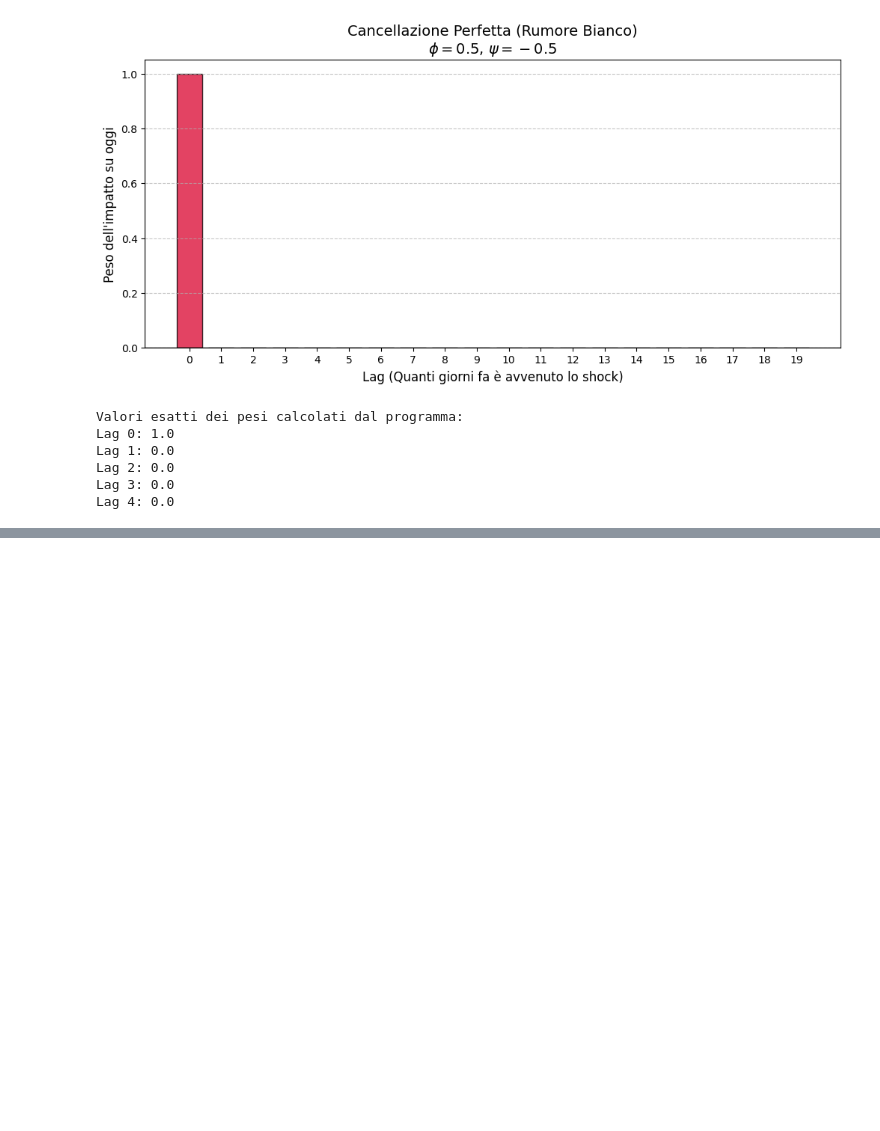
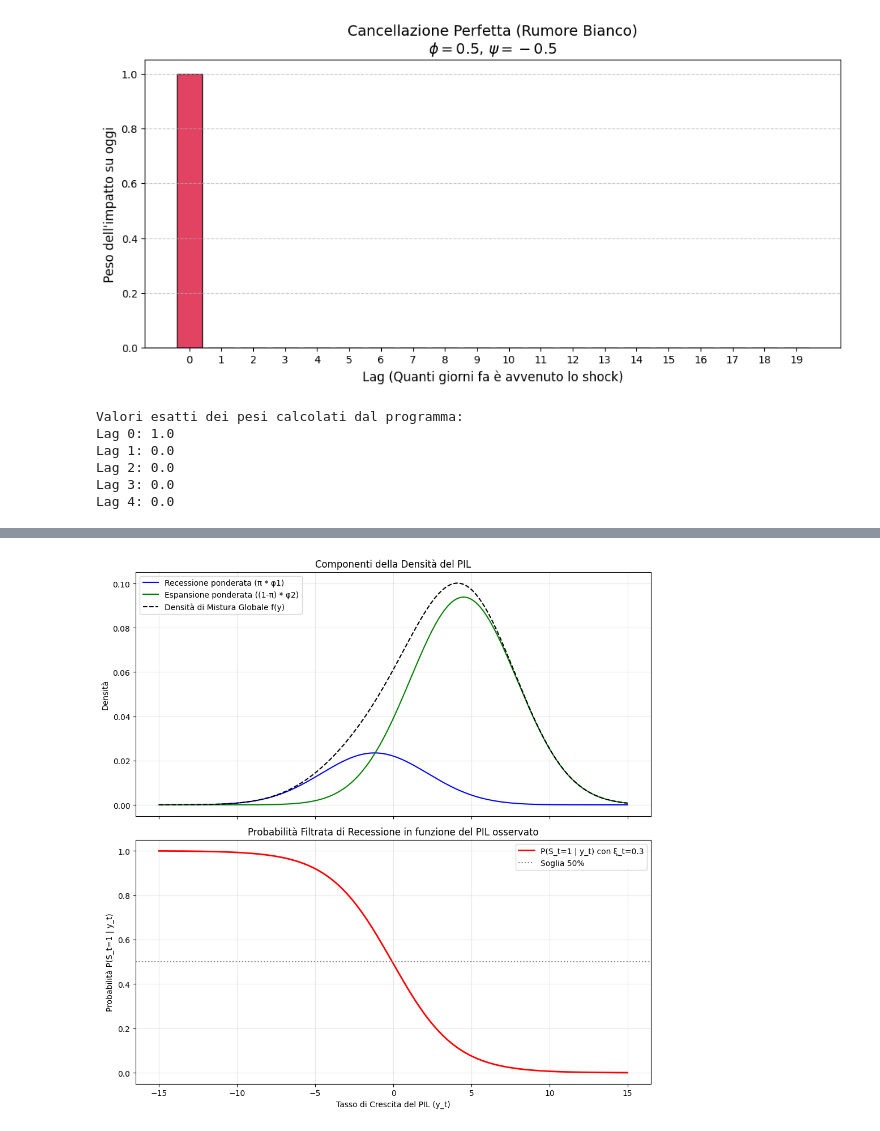
Before and after one commit to okjhonny/Time-Series-Th, a Jupyter notebook: Proof.ipynb, the cells around one changed output, grey strips where cells are left out. Cells and saved outputs as stored; diff of their text form; code cells hidden in the pictures; blank space fills up the shorter version.

```diff
--- a/Proof.ipynb
+++ b/Proof.ipynb
@@ -249,0 +489,50 @@ Lag 4: 0.0
+# %%
+import numpy as np
+import scipy.stats as stats
+import matplotlib.pyplot as plt
+
+# 1. Parametri del modello dal paper
+mu_1 = -1.2  # Media in recessione
+mu_2 = 4.5   # Media in espansione
+sigma = 3.4  # Deviazione standard
+pi = 0.2     # Probabilità incondizionata storicamente (20%)
+xi_t = 0.3   # Esempio di probabilità a priori (inerzia dal periodo t-1)
+
+# 2. Generazione dei valori per il tasso di crescita del PIL (y_t)
+y_values = np.linspace(-15, 15, 500)
+
+# 3. Calcolo delle densità
+phi_1 = stats.norm.pdf(y_values, mu_1, sigma)
+phi_2 = stats.norm.pdf(y_values, mu_2, sigma)
+mixture_density = pi * phi_1 + (1 - pi) * phi_2
+
+# 4. Calcolo della Probabilità Filtrata P(S_t = 1 | y_t)
+numerator = xi_t * phi_1
+denominator = numerator + (1 - xi_t) * phi_2
+filtered_prob = numerator / denominator
+
+# 5. Creazione dei grafici
+fig, (ax1, ax2) = plt.subplots(2, 1, figsize=(10, 10), sharex=True)
+
+# Grafico Superiore: Densità e Mistura
+ax1.plot(y_values, pi * phi_1, 'b-', label='Recessione ponderata (π * φ1)')
+ax1.plot(y_values, (1 - pi) * phi_2, 'g-', label='Espansione ponderata ((1-π) * φ2)')
+ax1.plot(y_values, mixture_density, 'k--', label='Densità di Mistura Globale f(y)')
+ax1.set_title("Componenti della Densità del PIL")
+ax1.set_ylabel("Densità")
+ax1.legend()
+ax1.grid(alpha=0.3)
+
+# Grafico Inferiore: Probabilità Filtrata (Inferenza Bayesiana)
+ax2.plot(y_values, filtered_prob, 'r-', linewidth=2, label=f'P(S_t=1 | y_t) con ξ_t={xi_t}')
+ax2.axhline(0.5, color='gray', linestyle=':', label='Soglia 50%')
+ax2.set_title("Probabilità Filtrata di Recessione in funzione del PIL osservato")
+ax2.set_xlabel("Tasso di Crescita del PIL (y_t)")
+ax2.set_ylabel("Probabilità P(S_t=1 | y_t)")
+ax2.legend()
+ax2.grid(alpha=0.3)
+
+plt.tight_layout()
+plt.show()
+# %% [output]
+[figure, added]
```
Also changed, not shown: parts of 9 cells of this notebook.
